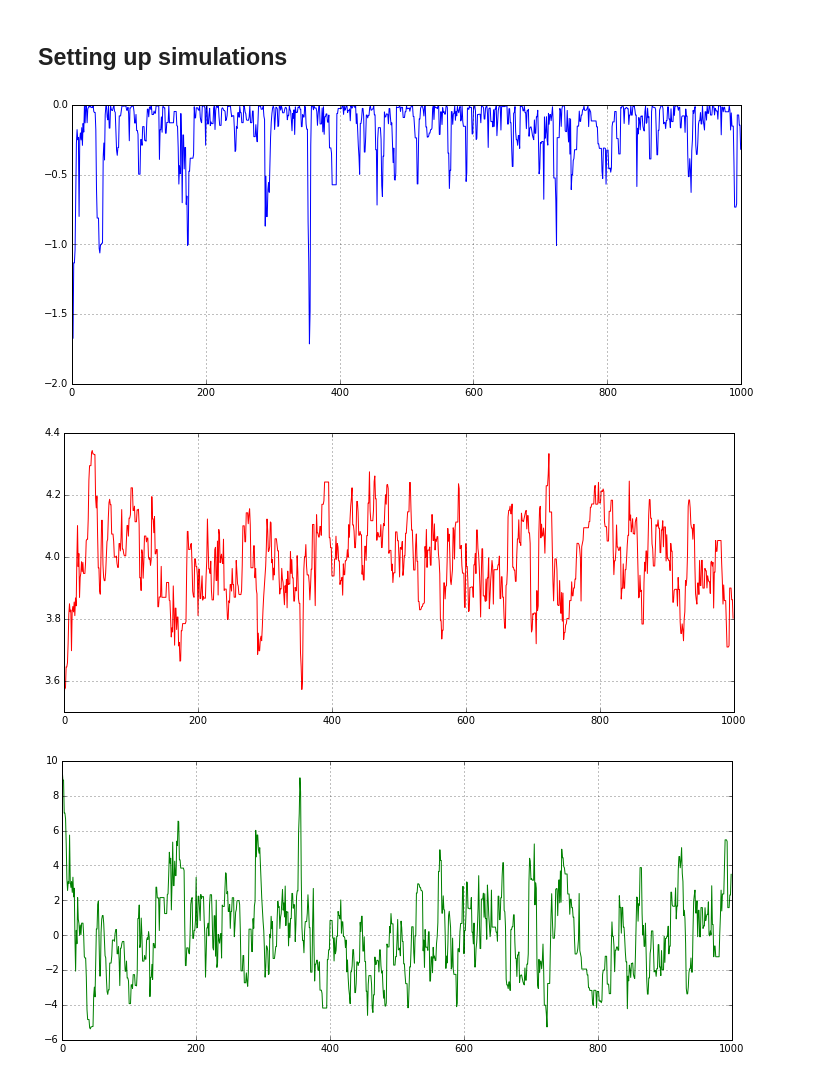
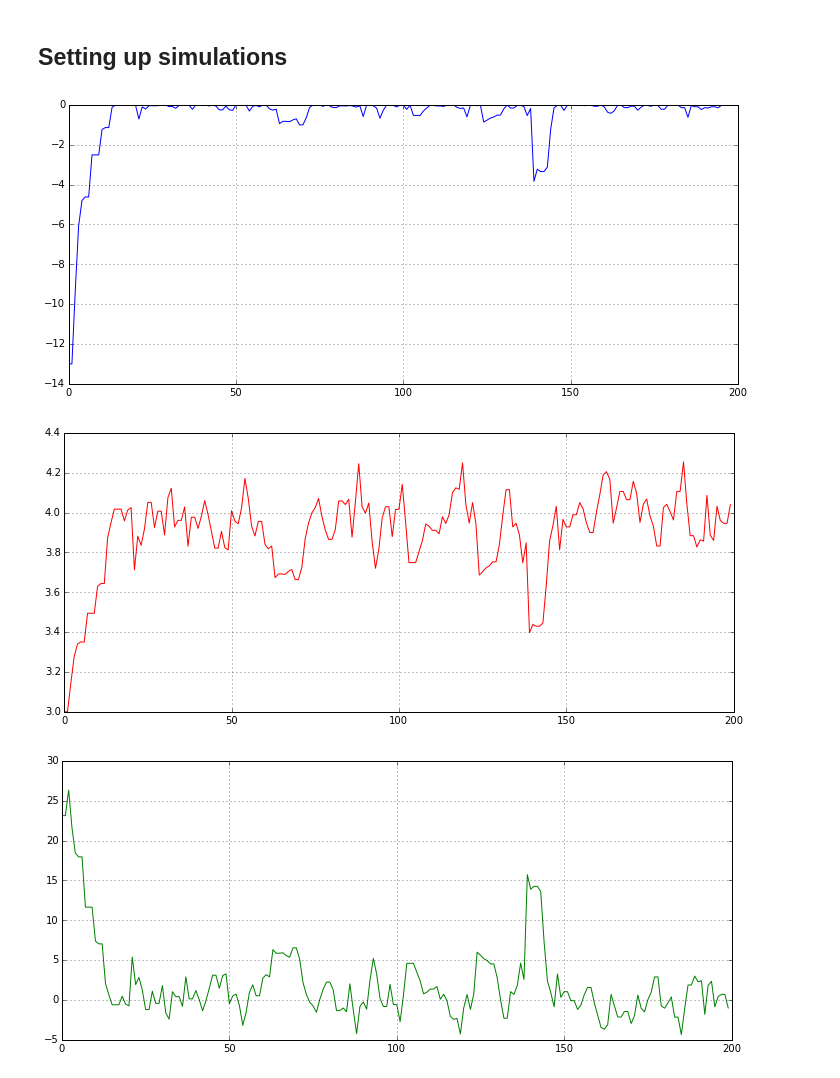
Before and after one commit to toni88x/rebound, a Jupyter notebook: python_examples/LangevinMCMC-2nd-logp-proposal.ipynb, the cells around one changed output. Cells and saved outputs as stored; diff of their text form; code cells hidden in the pictures.

```diff
--- a/python_examples/LangevinMCMC-2nd-logp-proposal.ipynb
+++ b/python_examples/LangevinMCMC-2nd-logp-proposal.ipynb
@@ -152,17 +152,17 @@ def simulation(cart):
     return logp, logp_d, logp_d2m
 
 #a = np.array([-10.,3.5,0.,-np.pi/2.]) # initial parameters: e, a, lambda, omega
-a = np.array([3.5]) # initial parameters: a
+a = np.array([3.0]) # initial parameters: a
 
 N_param = len(a)
-N_steps = 1000
-epsilon = 0.1
+N_steps = 200
+epsilon = 0.5
 errs = np.zeros(N_steps)
 chain = np.zeros((N_steps,N_param))
 gradientchain = np.zeros((N_steps,N_param))
 
 def softabs(hessian):
-    alpha = 0.1
+    alpha = 0.5
     lam, Q = np.linalg.eig(-hessian)
     lam_twig = lam*1./np.tanh(alpha*lam)
     H_twig = np.dot(Q,np.dot(np.diag(lam_twig),Q.T))
@@ -178,63 +178,52 @@ for i in range(N_steps):
         logp, gradient, hessian = simulation(a)
         G     = softabs(hessian)
         Ginv  = np.linalg.inv(G)
-        Gsqrt = np.linalg.inv(np.linalg.cholesky(G))
+        Gsqrt = np.linalg.cholesky(np.linalg.inv(G))
+        mu    = a + epsilon**2 * np.dot(Ginv, gradient)/2.
 
-    #astar = a + epsilon**2 * np.dot(Ginv, gradient)/2. + epsilon * np.dot(Gsqrt, np.random.normal(0.,1.,N_param))
-    mu = a + epsilon**2 * gradient/2.
-
-    astar = mu + epsilon * np.random.normal(0.,1.,N_param)
+    astar = mu + epsilon * np.dot(Gsqrt, np.random.normal(0.,1.,N_param))
 
     logpstar, gradientstar, hessianstar = simulation(astar)
     Gstar     = softabs(hessianstar)
     Ginvstar  = np.linalg.inv(Gstar)
-    Gsqrtstar = np.linalg.inv(np.linalg.cholesky(Gstar))
-    mustar = a + epsilon**2 * gradient/2.
+    Gsqrtstar = np.linalg.cholesky(np.linalg.inv(Gstar))
+    mustar = astar + epsilon**2 * np.dot(Ginvstar, gradientstar)/2.
 
     cov = epsilon**2 * Ginv
     covstar = epsilon**2 * Ginvstar
 
-    #q_t_ts = stats.multivariate_normal(astar, cov=cov).pdf(a)
-    #q_ts_t = stats.multivariate_normal(a, cov=covstar).pdf(astar)
-
-    q_t_ts = stats.multivariate_normal(mu, cov=epsilon**2*np.identity(N_param)).pdf(astar)
-    q_ts_t = stats.multivariate_normal(mustar, cov=epsilon**2*np.identity(N_param)).pdf(a)
-
-
-
-    #print "%.8e  %.8e  %.8e" % (float(q1/q2), float(q1), float(q2))
+    q_t_ts = stats.multivariate_normal(mu, cov=epsilon**2*Ginv).pdf(astar)
+    q_ts_t = stats.multivariate_normal(mustar, cov=epsilon**2*Ginvstar).pdf(a)
 
     if min(1.,np.exp(logpstar-logp)*q_t_ts/q_ts_t) > np.random.uniform():
         a = astar
         logp = logpstar
         gradient = gradientstar
         hessian = hessianstar
         G = Gstar
         Ginv = Ginvstar
         Gsqrt = Gsqrtstar
+        mu = mustar
 
-
-    #print a
-    #print astar
     chain[i] = a
     errs[i] = logp
     gradientchain[i] = gradient
 
 fig1 = plt.figure(figsize=(12,5))
 plt.plot(range(N_steps), errs, color="b");
 plt.grid()
 for i in range(N_param):
     fig1 = plt.figure(figsize=(12,5))
     plt.plot(range(N_steps), chain[:,i], color="r");
     plt.grid()
 for i in range(N_param):
     fig1 = plt.figure(figsize=(12,5))
     plt.plot(range(N_steps), gradientchain[:,i], color="g");
     plt.grid()
 # %% [output]
-[figure, old version]
+[figure, new version]
-[figure, old version]
+[figure, new version]
-[figure, old version]
+[figure, new version]
 # %%
 def widgetplot(ind):
     ind = int(ind)
```
Also changed, not shown: parts of 1 cell of this notebook.
